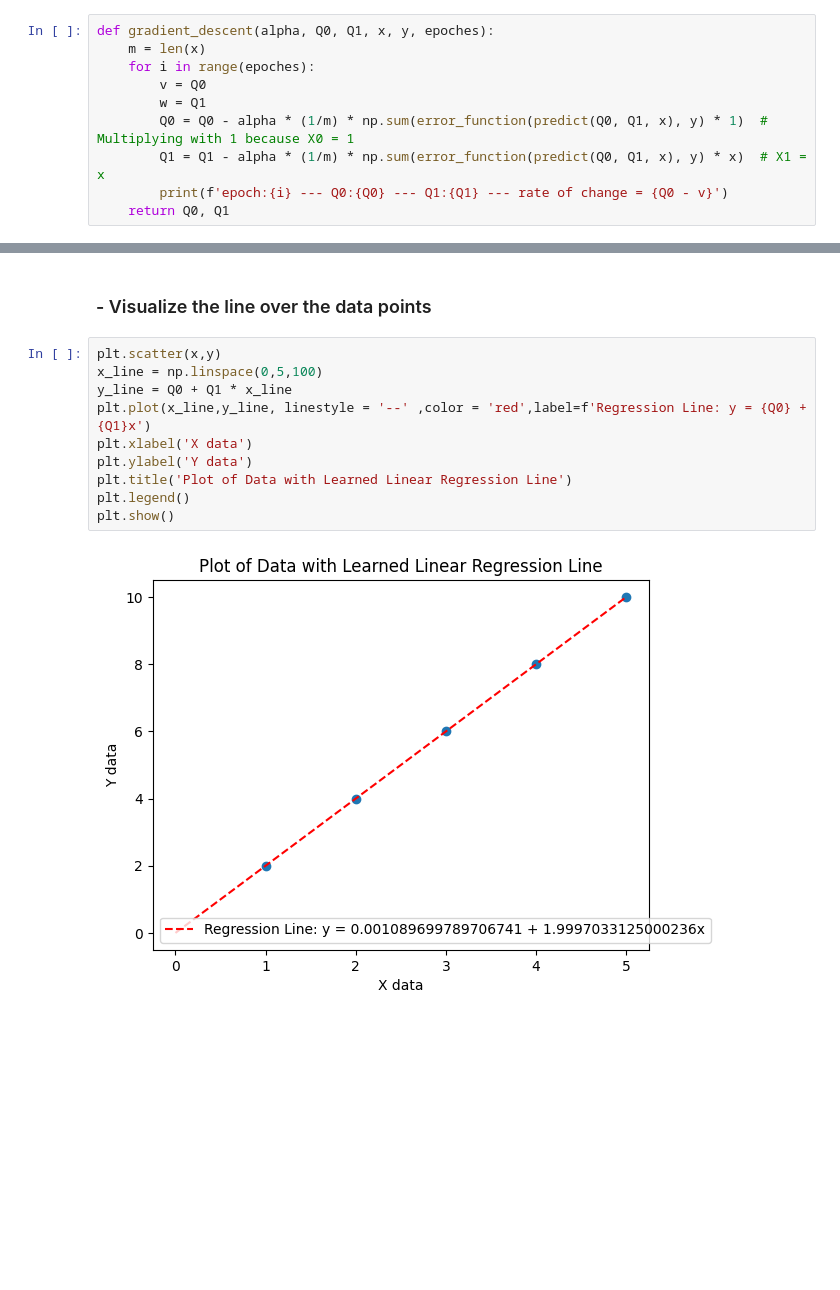
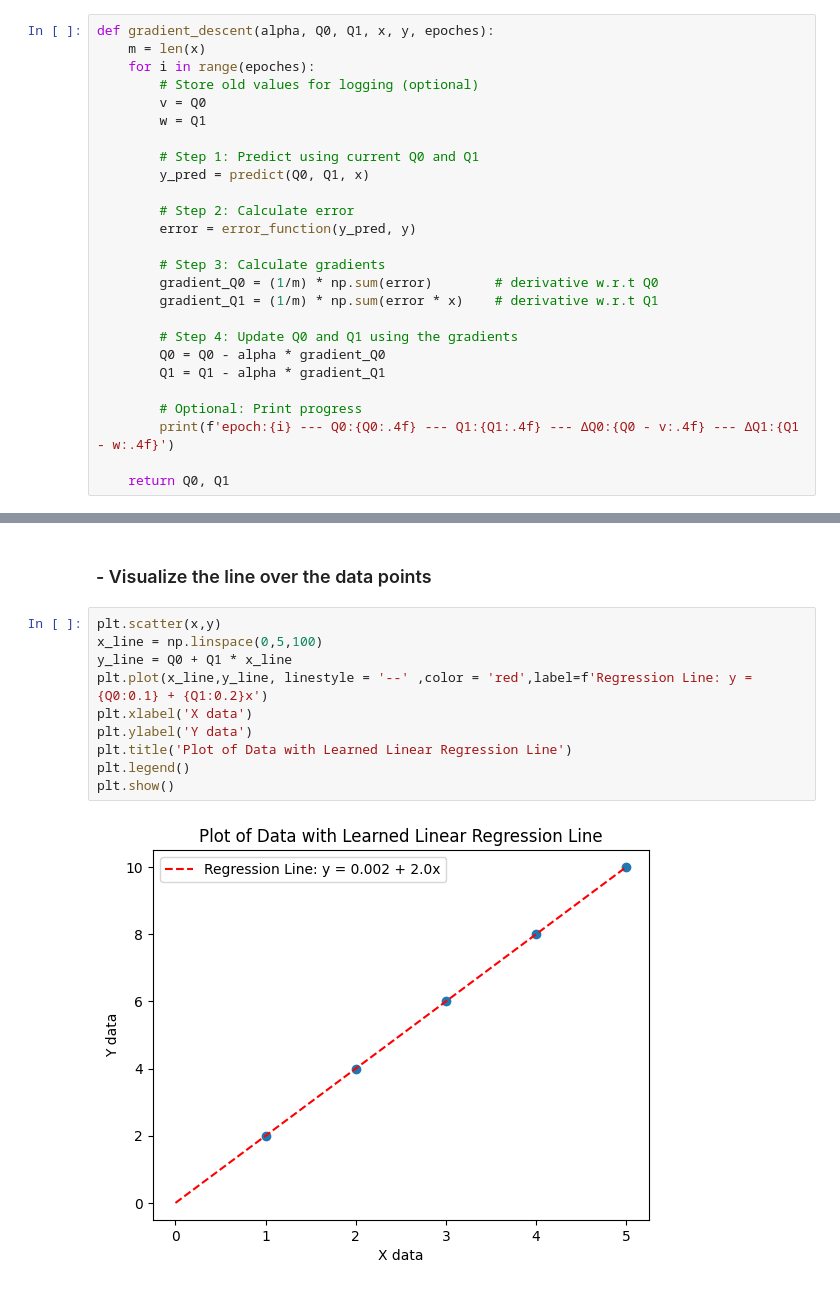
Before and after one commit to chaanakyaaM/ML, a Jupyter notebook: Linear_Regression/Linear_Regression_From_Scartch.ipynb, the cells around one changed output, grey strips where cells are left out. Cells and saved outputs as stored; diff of their text form; blank space fills up the shorter version.

```diff
--- a/Linear_Regression/Linear_Regression_From_Scartch.ipynb
+++ b/Linear_Regression/Linear_Regression_From_Scartch.ipynb
@@ -37,11 +37,27 @@ def error_function(predicted_value, actual_value):
 def gradient_descent(alpha, Q0, Q1, x, y, epoches):
     m = len(x)
     for i in range(epoches):
+        # Store old values for logging (optional)
         v = Q0
         w = Q1
-        Q0 = Q0 - alpha * (1/m) * np.sum(error_function(predict(Q0, Q1, x), y) * 1)  # Multiplying with 1 because X0 = 1
-        Q1 = Q1 - alpha * (1/m) * np.sum(error_function(predict(Q0, Q1, x), y) * x)  # X1 = x
-        print(f'epoch:{i} --- Q0:{Q0} --- Q1:{Q1} --- rate of change = {Q0 - v}')
+
+        # Step 1: Predict using current Q0 and Q1
+        y_pred = predict(Q0, Q1, x)
+
+        # Step 2: Calculate error
+        error = error_function(y_pred, y)
+
+        # Step 3: Calculate gradients
+        gradient_Q0 = (1/m) * np.sum(error)        # derivative w.r.t Q0
+        gradient_Q1 = (1/m) * np.sum(error * x)    # derivative w.r.t Q1
+
+        # Step 4: Update Q0 and Q1 using the gradients
+        Q0 = Q0 - alpha * gradient_Q0
+        Q1 = Q1 - alpha * gradient_Q1
+
+        # Optional: Print progress
+        print(f'epoch:{i} --- Q0:{Q0:.4f} --- Q1:{Q1:.4f} --- ΔQ0:{Q0 - v:.4f} --- ΔQ1:{Q1 - w:.4f}')
+
     return Q0, Q1
 # %% [markdown]
 ## Compute the values using the functions
@@ -80,12 +96,12 @@ plt.show()
 # %%
 plt.scatter(x,y)
 x_line = np.linspace(0,5,100)
 y_line = Q0 + Q1 * x_line
-plt.plot(x_line,y_line, linestyle = '--' ,color = 'red',label=f'Regression Line: y = {Q0} + {Q1}x')
+plt.plot(x_line,y_line, linestyle = '--' ,color = 'red',label=f'Regression Line: y = {Q0:0.1} + {Q1:0.2}x')
 plt.xlabel('X data')
 plt.ylabel('Y data')
 plt.title('Plot of Data with Learned Linear Regression Line')
 plt.legend()
 plt.show()
 # %% [output]
-[figure, old version]
+[figure, new version]
```
Also changed, not shown: parts of 1 cell of this notebook, 5 other files.
